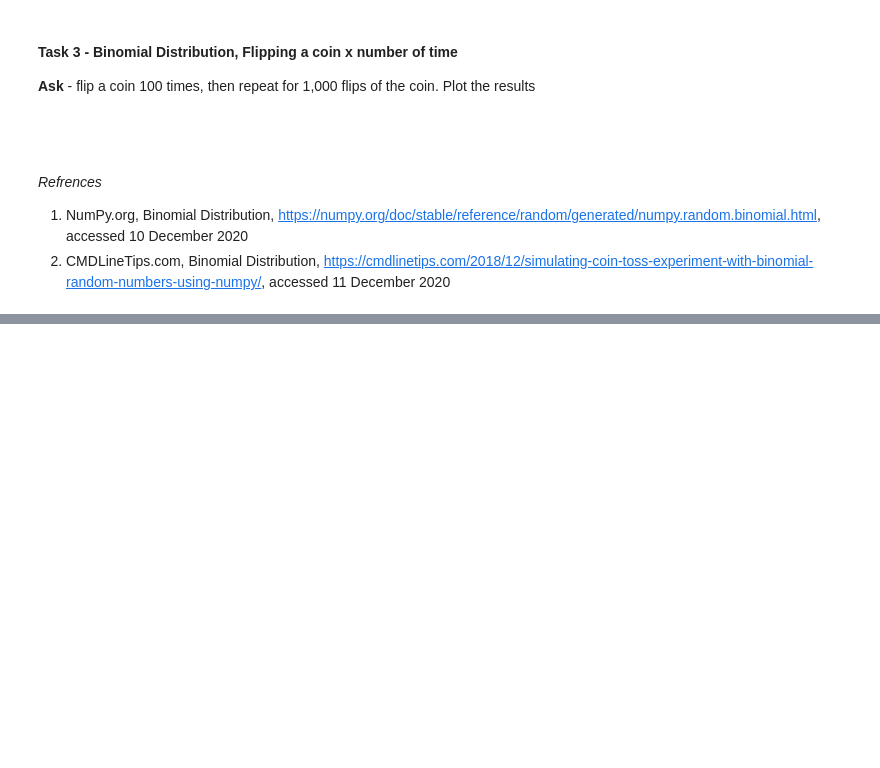
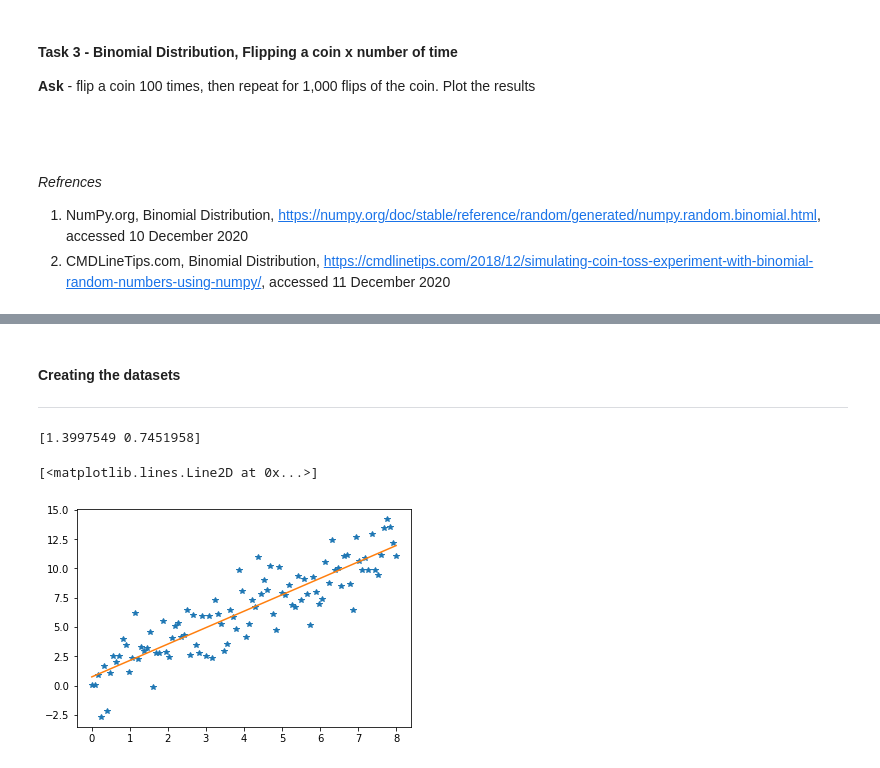
Before and after one commit to sinduff/jupyter, a Jupyter notebook: Task Work/Tasks Workbook.ipynb, the cells around one changed output, grey strips where cells are left out. Cells and saved outputs as stored; diff of their text form; code cells hidden in the pictures; blank space fills up the shorter version.

```diff
--- a/Task Work/Tasks Workbook.ipynb
+++ b/Task Work/Tasks Workbook.ipynb
@@ -170,0 +139,24 @@ AttributeError: 'Line2D' object has no property 'kind'
+# %% [markdown]
+#### Creating the datasets
+
+***
+# %%
+#create dataset 1 - flights from Dublin Airport to Shannon Airport
+#x1 = total flights, y1 = flight delayed
+
+#0.0,5.0
+x1 = np.linspace(0.0,8.0,num=100)
+#createing variables for y = using the line function
+#a = 6.0, b = 5.0, including noise, and a Std Dev of 1.5
+y1 = 1.5 * x1 + 0.5 + np.random.normal(0.0, 1.5, len(x1))
+
+Coefficient1= np.polyfit(x1, y1, 1)
+print(Coefficient1)
+
+# Plot x vs y.
+plt.plot(x1, y1, '*')
+plt.plot(x1, Coefficient1[0] * x1 + Coefficient1[1], '-', label='Dublin')
+# %% [output]
+[1.3997549 0.7451958]
+[<matplotlib.lines.Line2D at 0x...>]
+[figure, added]
```
Also changed, not shown: parts of 10 cells of this notebook, 1 other file.
